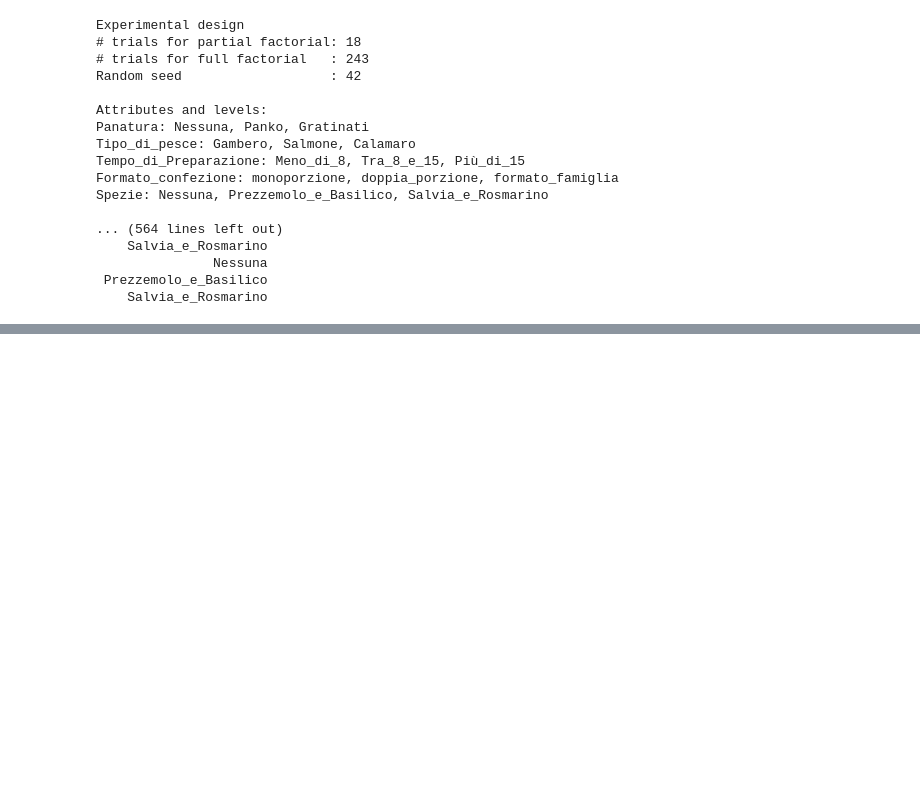
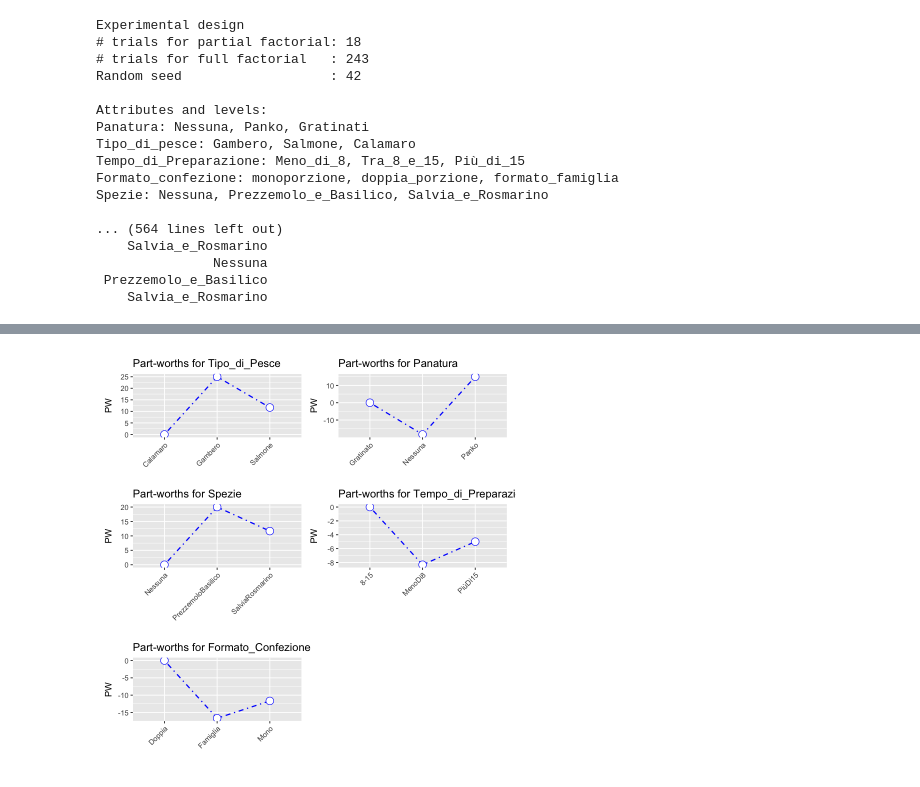
Before and after one commit to AngelicaLongo/Marketing-analytics-, a Jupyter notebook: Conjoint_analysis.ipynb, the cells around one changed output, grey strips where cells are left out. Drawn from its saved outputs; the diff is of its cells as text; code cells hidden in the pictures; blank space fills up the shorter version.

Commit message:
conjoint

```diff
--- a/Conjoint_analysis.ipynb
+++ b/Conjoint_analysis.ipynb
@@ -133,0 +74,2 @@ Spezie: Nessuna, Prezzemolo_e_Basilico, Salvia_e_Rosmarino
+# %%
+survey <- read.csv("survey.csv")
@@ -133,0 +98,2 @@ Spezie: Nessuna, Prezzemolo_e_Basilico, Salvia_e_Rosmarino
+# %%
+respondent1 <- survey %>% filter(id_respondent == 1)
@@ -133,0 +122,2 @@ Spezie: Nessuna, Prezzemolo_e_Basilico, Salvia_e_Rosmarino
+# %%
+conjoint_respondent1 <- conjoint(respondent1, rvar="rating", evar=c("Tipo_di_Pesce", "Panatura", "Spezie", "Tempo_di_Preparazione", "Formato_Confezione"))
@@ -133,0 +144,4 @@ Spezie: Nessuna, Prezzemolo_e_Basilico, Salvia_e_Rosmarino
+# %%
+plot(conjoint_respondent1)
+# %% [output]
+[figure, added]
```
Also changed, not shown: parts of 12 cells of this notebook, 3 other files.
